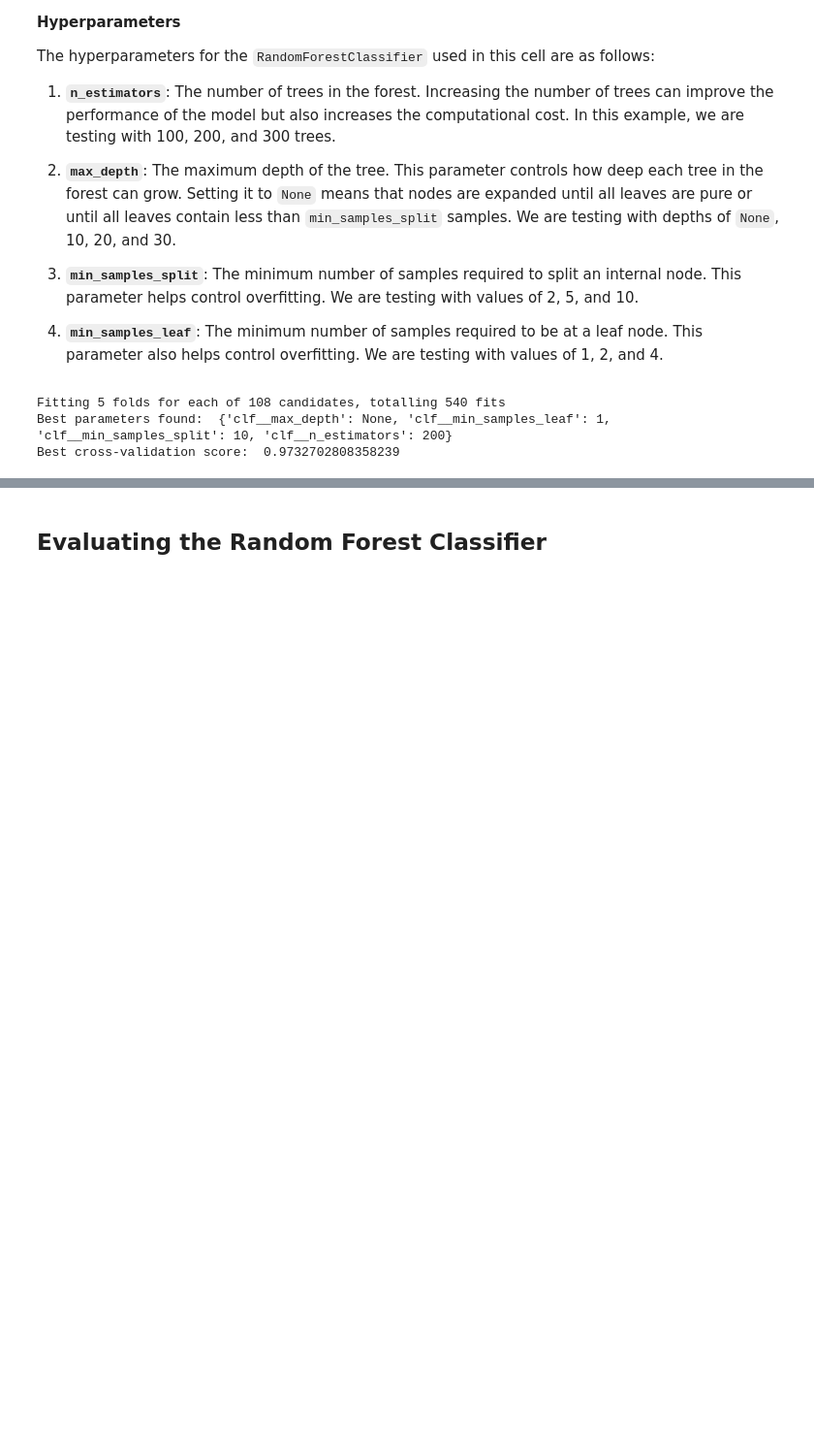
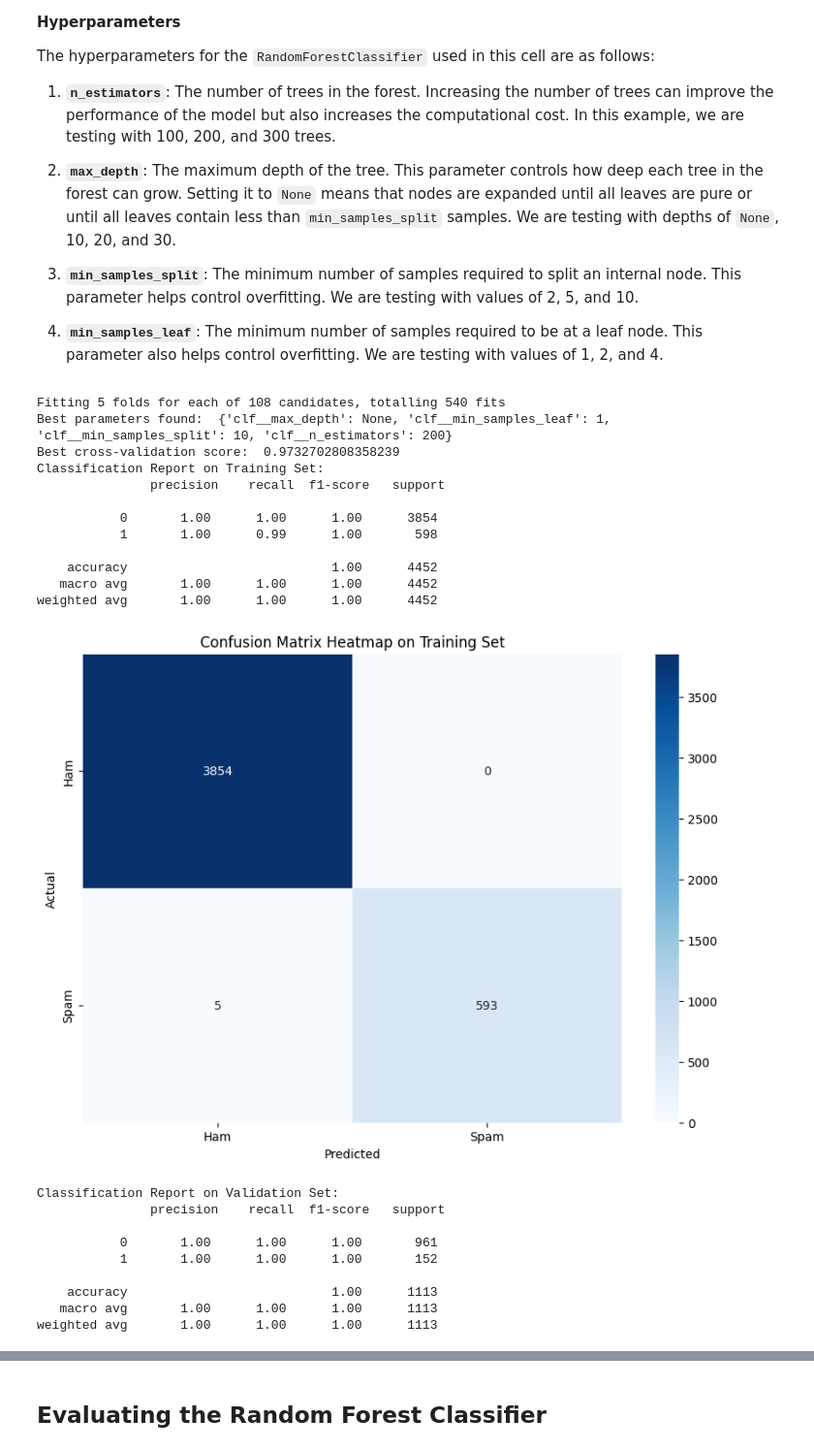
Before and after one commit to Nandini-Jaiswal/AppliedMachineLearning, a Jupyter notebook: Assignment_1/train.ipynb, the cells around one changed output, grey strips where cells are left out. Shown: that part at 97% size. Cells and saved outputs as stored; diff of their text form; code cells hidden in the pictures; blank space fills up the shorter version.

```diff
--- a/Assignment_1/train.ipynb
+++ b/Assignment_1/train.ipynb
@@ -64,25 +147,38 @@ The hyperparameters for the `RandomForestClassifier` used in this cell are as fo
 
 4. **`min_samples_leaf`**: The minimum number of samples required to be at a leaf node. This parameter also helps control overfitting. We are testing with values of 1, 2, and 4.
 # %%
-pipeline = Pipeline([
-    ('vect', CountVectorizer()),
-    ('tfidf', TfidfTransformer()),
-    ('clf', RandomForestClassifier(random_state=42))
-])
-
 param_grid = {
     'clf__n_estimators': [100, 200, 300],
     'clf__max_depth': [None, 10, 20, 30],
     'clf__min_samples_split': [2, 5, 10],
     'clf__min_samples_leaf': [1, 2, 4]
 }
 
-grid_search = GridSearchCV(pipeline, param_grid, cv=5, n_jobs=-1, verbose=1)
-grid_search.fit(combined_df['message'], combined_df['label'])
+model = RandomForestClassifier(random_state=42)
 
-print("Best parameters found: ", grid_search.best_params_)
-print("Best cross-validation score: ", grid_search.best_score_)
+best_model_rf = hyperparameter_tune(model, param_grid, combined_df['message'], combined_df['label'])
+
+validate_and_score_model(best_model_rf, combined_df['message'], combined_df['label'], validation_df['message'], validation_df['label'])
 # %% [output]
 Fitting 5 folds for each of 108 candidates, totalling 540 fits
 Best parameters found:  {'clf__max_depth': None, 'clf__min_samples_leaf': 1, 'clf__min_samples_split': 10, 'clf__n_estimators': 200}
 Best cross-validation score:  0.9732702808358239
+Classification Report on Training Set:
+               precision    recall  f1-score   support
+
+           0       1.00      1.00      1.00      3854
+           1       1.00      0.99      1.00       598
+
+    accuracy                           1.00      4452
+   macro avg       1.00      1.00      1.00      4452
+weighted avg       1.00      1.00      1.00      4452
+[figure, added]
+Classification Report on Validation Set:
+               precision    recall  f1-score   support
+
+           0       1.00      1.00      1.00       961
+           1       1.00      1.00      1.00       152
+
+    accuracy                           1.00      1113
+   macro avg       1.00      1.00      1.00      1113
+weighted avg       1.00      1.00      1.00      1113
```
Also changed, not shown: parts of 21 cells of this notebook, 1 other file.
